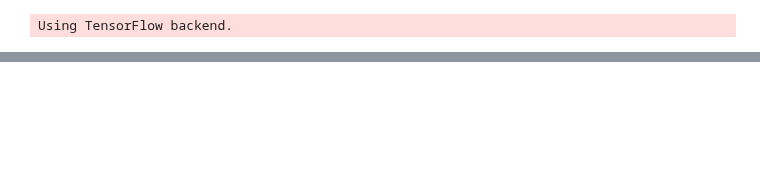
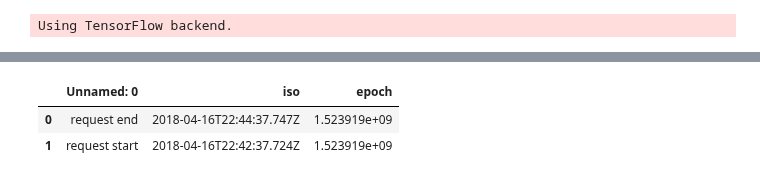
Before and after one commit to timothyyu/gdax-orderbook-ml, a Jupyter notebook: test_dataset_model_prototype.ipynb, the cells around one changed output, grey strips where cells are left out. Cells and saved outputs as stored; diff of their text form; code cells hidden in the pictures; blank space fills up the shorter version.

Commit message:
request log added for websocket request for test dataset

```diff
--- a/test_dataset_model_prototype.ipynb
+++ b/test_dataset_model_prototype.ipynb
@@ -70,6 +70,7 @@ physical_device_desc: "device: 0, name: GeForce GTX 1080 Ti, pci bus id: 0000:01
 snapshot_asks_df = pd.read_csv("test_data/snapshot_asks.csv")
 snapshot_bids_df = pd.read_csv("test_data/snapshot_bids.csv")
 l2update_df = pd.read_csv("test_data/l2update.csv", dtype ={'changes':object})
+request_log_df= pd.read_csv("test_data/request_log.csv")
 # %%
 print(snapshot_asks_df.head())
 print(snapshot_bids_df.head())
@@ -98,3 +99,9 @@ l2update_df.head()
+# %%
+request_log_df.head()
+# %% [output]
+|  | Unnamed: 0 | iso | epoch |
+| 0 | request end | 2018-04-16T22:44:37.747Z | 1.523919e+09 |
+| 1 | request start | 2018-04-16T22:42:37.724Z | 1.523919e+09 |
 # %%
 # Bid= buy
 # Ask = sell
```
Also changed, not shown: parts of 5 cells of this notebook, 11 other files.
